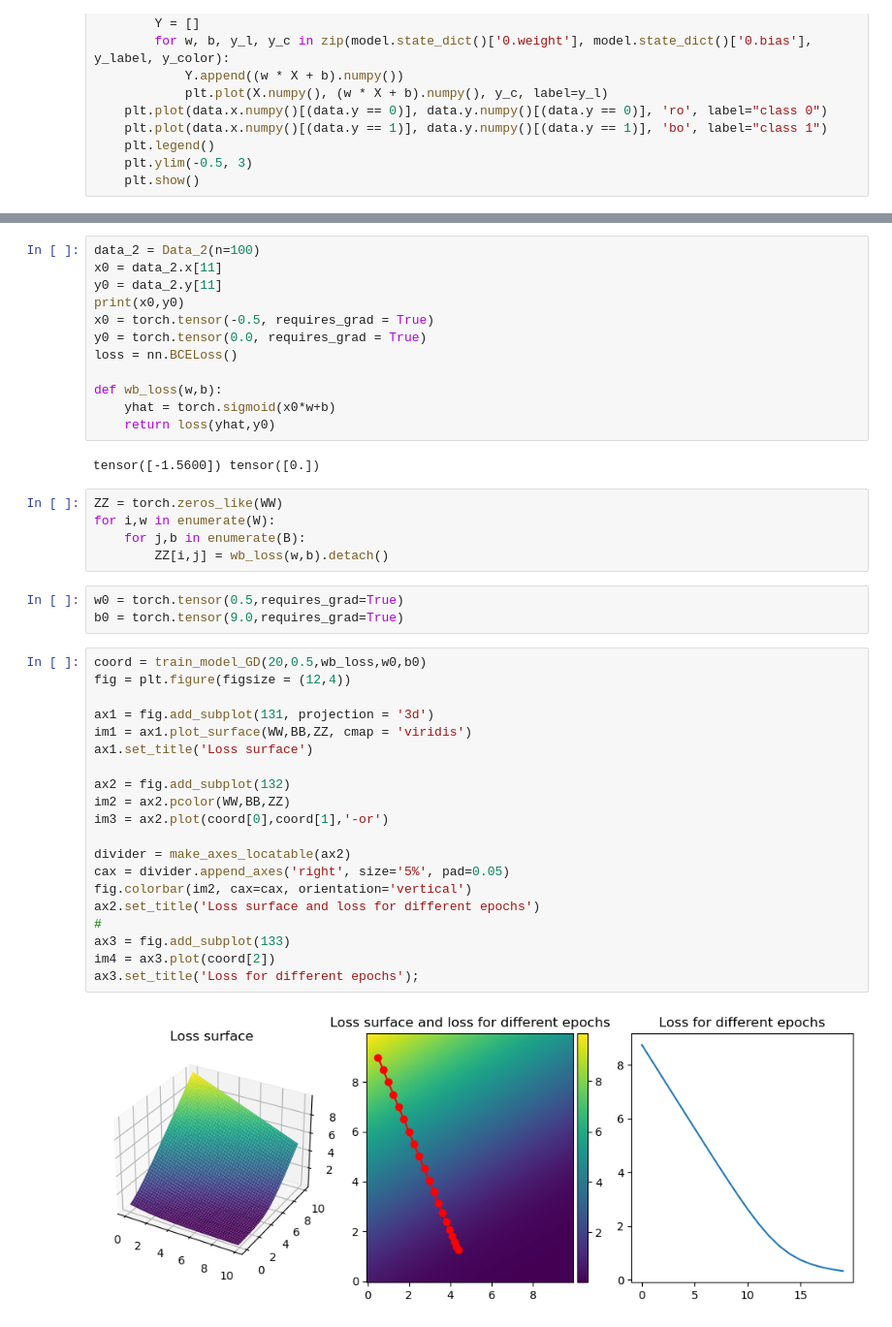
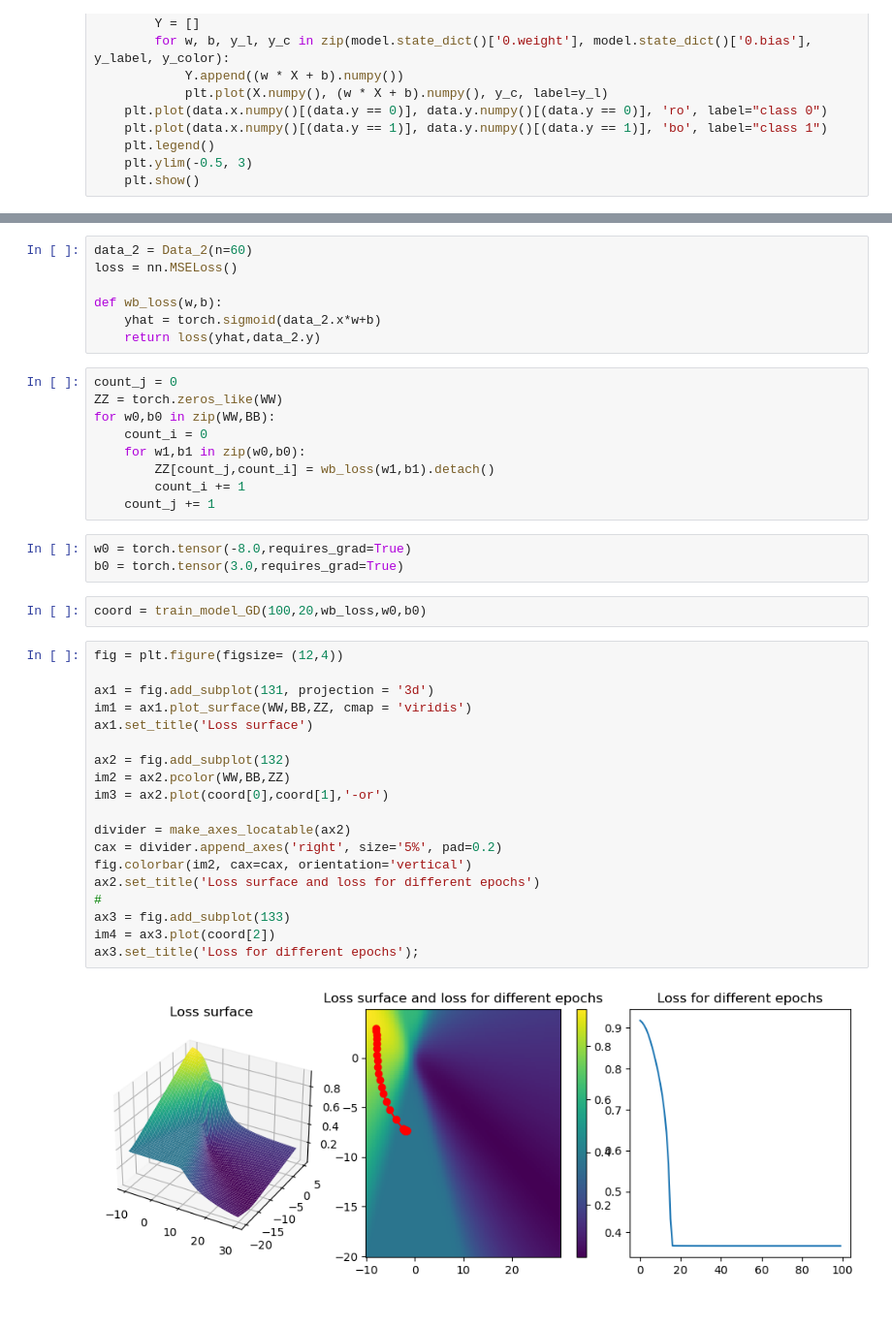
Before and after one commit to LinusLach/Blog, a Jupyter notebook: posts/post-with-code/Pytorch/Post_02.ipynb, the cells around one changed output, grey strips where cells are left out. Shown at 97% size. Cells and saved outputs as stored; diff of their text form.

```diff
--- a/posts/post-with-code/Pytorch/Post_02.ipynb
+++ b/posts/post-with-code/Pytorch/Post_02.ipynb
@@ -246,46 +247,44 @@ B = torch.arange(0,10,0.1)
 
 WW,BB = torch.meshgrid(W,B,indexing = 'ij')
 # %%
-data_2 = Data_2(n=100)
-x0 = data_2.x[11]
-y0 = data_2.y[11]
-print(x0,y0)
-x0 = torch.tensor(-0.5, requires_grad = True)
-y0 = torch.tensor(0.0, requires_grad = True)
-loss = nn.BCELoss()
+data_2 = Data_2(n=60)
+loss = nn.MSELoss()
 
 def wb_loss(w,b):
-    yhat = torch.sigmoid(x0*w+b)
-    return loss(yhat,y0)
+    yhat = torch.sigmoid(data_2.x*w+b)
+    return loss(yhat,data_2.y)
-# %% [output]
-tensor([-1.5600]) tensor([0.])
-# %%
-ZZ = torch.zeros_like(WW)
-for i,w in enumerate(W):
-    for j,b in enumerate(B):
-        ZZ[i,j] = wb_loss(w,b).detach()
+# %%
+count_j = 0
+ZZ = torch.zeros_like(WW)
+for w0,b0 in zip(WW,BB):
+    count_i = 0
+    for w1,b1 in zip(w0,b0):
+        ZZ[count_j,count_i] = wb_loss(w1,b1).detach()
+        count_i += 1
+    count_j += 1
 # %%
-w0 = torch.tensor(0.5,requires_grad=True)
-b0 = torch.tensor(9.0,requires_grad=True)
+w0 = torch.tensor(-8.0,requires_grad=True)
+b0 = torch.tensor(3.0,requires_grad=True)
+# %%
+coord = train_model_GD(100,20,wb_loss,w0,b0)
 # %%
-coord = train_model_GD(20,0.5,wb_loss,w0,b0)
-fig = plt.figure(figsize = (12,4))
+fig = plt.figure(figsize= (12,4))
 
 ax1 = fig.add_subplot(131, projection = '3d')
 im1 = ax1.plot_surface(WW,BB,ZZ, cmap = 'viridis')
 ax1.set_title('Loss surface')
 
 ax2 = fig.add_subplot(132)
 im2 = ax2.pcolor(WW,BB,ZZ)
 im3 = ax2.plot(coord[0],coord[1],'-or')
 
 divider = make_axes_locatable(ax2)
-cax = divider.append_axes('right', size='5%', pad=0.05)
+cax = divider.append_axes('right', size='5%', pad=0.2)
 fig.colorbar(im2, cax=cax, orientation='vertical')
 ax2.set_title('Loss surface and loss for different epochs')
 #
 ax3 = fig.add_subplot(133)
 im4 = ax3.plot(coord[2])
 ax3.set_title('Loss for different epochs');
 # %% [output]
-[figure, old version]
+[figure, new version]
```
Also changed, not shown: parts of 11 cells of this notebook.
